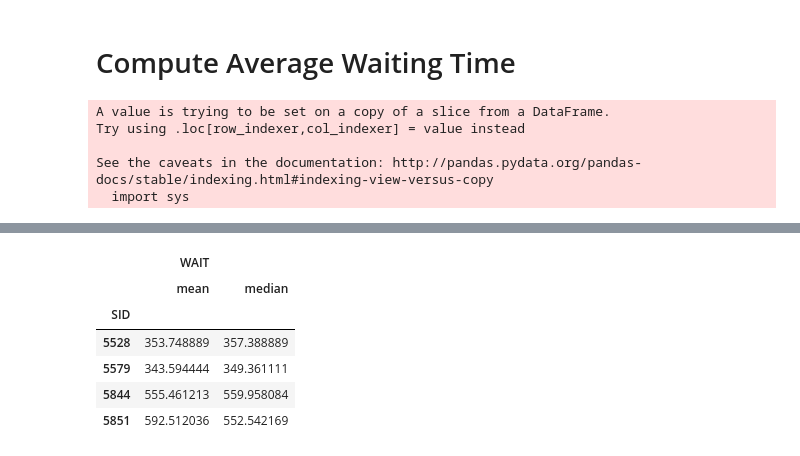
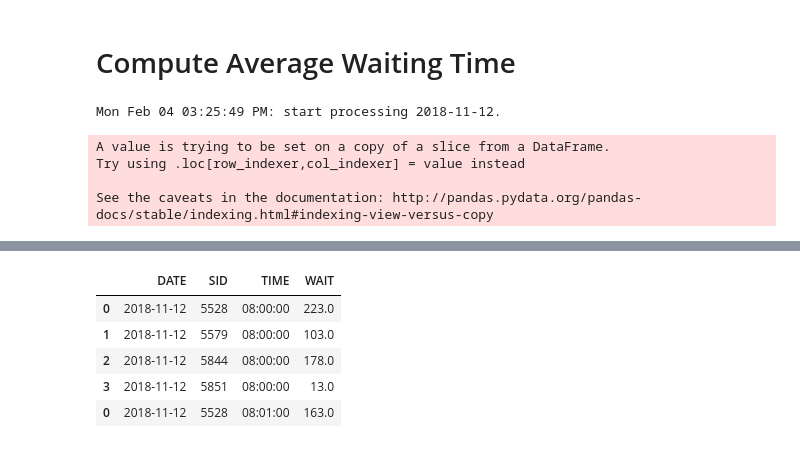
Before and after one commit to trynmaps/opentransit-metrics, a Jupyter notebook: mykelu/getstops.ipynb, the cells around one changed output, grey strips where cells are left out. Saved outputs shown, nothing was run; the diff lists cells and outputs as text; code cells hidden in the pictures.

```diff
--- a/mykelu/getstops.ipynb
+++ b/mykelu/getstops.ipynb
@@ -139,10 +145,10 @@ new_stops.head()
 # %% [markdown]
 # Prepare Timestamp Data
 # %%
-# TODO: when to use date/time columns vs timestamps?
-new_stops['timestamp'] = new_stops[['DATE', 'TIME']].apply(lambda x: datetime.strptime(f"{x['DATE'].isoformat()} {x['TIME'].isoformat()} -0800",
-                                                                                       "%Y-%m-%d %H:%M:%S %z"),
-                                                           axis = 'columns')
+# # TODO: when to use date/time columns vs timestamps?
+# new_stops['timestamp'] = new_stops[['DATE', 'TIME']].apply(lambda x: datetime.strptime(f"{x['DATE'].isoformat()} {x['TIME'].isoformat()} -0800",
+#                                                                                        "%Y-%m-%d %H:%M:%S %z"),
+#                                                            axis = 'columns')
 # %%
 new_stops['timestamp'].head()
 # %% [output]
@@ -175,23 +163,46 @@ def minimum_waiting_times(df, start_time, end_time, group):
 # %%
-# find average wait times as defined in the MVP specification
-def average_wait_times(df, timespan, group, aggfuncs):
+# initial, slower implementation of get_wait_times
+
+# find the smallest nonnegative waiting time
+def absmin(series):
+    return series[series >= 0].min()
+
+# # input: df with entries from one day
+# # possible optimzation: sort df by timestamp, then pick first timestamp > minute for each minute (need to time to make sure but should be faster)
+def minimum_waiting_times(df, start_time, end_time, group):
+    minute_range = [start_time + timedelta(minutes = i) for i in range((end_time - start_time).seconds//60)]
+    wait_times = pd.DataFrame(columns = [])
+
+    for minute in minute_range:
+        df['WAIT'] = df['timestamp'].apply(lambda x: (x - minute).total_seconds())
+        pivot = df[group + ['WAIT']].pivot_table(values = ['WAIT'], index = group, aggfunc = absmin)
+        pivot['TIME'] = minute
+        pivot = pivot.reset_index()
+        wait_times = wait_times.append(pivot, sort = True)
+
+    return wait_times
+
+def all_wait_times(df, timespan, group, aggfuncs):
     dates = df['DATE'].unique()
-    avg_over_pd = pd.DataFrame(columns = group + ['DATE', 'WAIT'])
+    avg_over_pd = pd.DataFrame(columns = group + ['DATE', 'TIME', 'WAIT'])
 
     for date in new_stops['DATE'].unique():
+        print(f"{datetime.now().strftime('%a %b %d %I:%M:%S %p')}: start processing {date}.")
         start_time = datetime.strptime(f"{date.isoformat()} {timespan[0]} -0800", "%Y-%m-%d %H:%M %z")
         end_time   = datetime.strptime(f"{date.isoformat()} {timespan[1]} -0800", "%Y-%m-%d %H:%M %z")
         daily_wait = minimum_waiting_times(new_stops[new_stops['DATE'] == date], start_time, end_time, group)
-        daily_wait = daily_wait.pivot_table(values = ['WAIT'], index = group).reset_index()
+        print(f"{datetime.now().strftime('%a %b %d %I:%M:%S %p')}: found stops for {date}.")
+        #daily_wait = daily_wait.pivot_table(values = ['WAIT'], index = group).reset_index()
         daily_wait['DATE'] = date
+        daily_wait['TIME'] = daily_wait['TIME'].apply(lambda x: x.time())
         avg_over_pd = avg_over_pd.append(daily_wait, sort = True)
 
-    return avg_over_pd.pivot_table(values = ['WAIT'], index = group, aggfunc = aggfuncs)
+    return avg_over_pd#.pivot_table(values = ['WAIT'], index = group, aggfunc = aggfuncs)
 # %%
-average_wait_times(new_stops, ("08:00", "11:00"), ['SID'], {'WAIT': [np.mean, np.median]})
+all_wait_times(new_stops, timespan, ['SID'], {'WAIT': [np.mean]}).head()
 # %% [output]
-A value is trying to be set on a copy of a slice from a DataFrame.
-Try using .loc[row_indexer,col_indexer] = value instead
-
-See the caveats in the documentation: http://pandas.pydata.org/pandas-docs/stable/indexing.html#indexing-view-versus-copy
-  import sys
+Mon Feb 04 03:25:49 PM: start processing 2018-11-12.
+A value is trying to be set on a copy of a slice from a DataFrame.
+Try using .loc[row_indexer,col_indexer] = value instead
+
+See the caveats in the documentation: http://pandas.pydata.org/pandas-docs/stable/indexing.html#indexing-view-versus-copy
@@ -198,7 +218,6 @@ See the caveats in the documentation: http://pandas.pydata.org/pandas-docs/stabl
-|  | WAIT |  |
-|  | mean | median |
-| SID |  |  |
-| 5528 | 353.748889 | 357.388889 |
-| 5579 | 343.594444 | 349.361111 |
-| 5844 | 555.461213 | 559.958084 |
-| 5851 | 592.512036 | 552.542169 |
+|  | DATE | SID | TIME | WAIT |
+| 0 | 2018-11-12 | 5528 | 08:00:00 | 223.0 |
+| 1 | 2018-11-12 | 5579 | 08:00:00 | 103.0 |
+| 2 | 2018-11-12 | 5844 | 08:00:00 | 178.0 |
+| 3 | 2018-11-12 | 5851 | 08:00:00 | 13.0 |
+| 0 | 2018-11-12 | 5528 | 08:01:00 | 163.0 |
```
Also changed, not shown: parts of 16 cells of this notebook, 3 other files.
